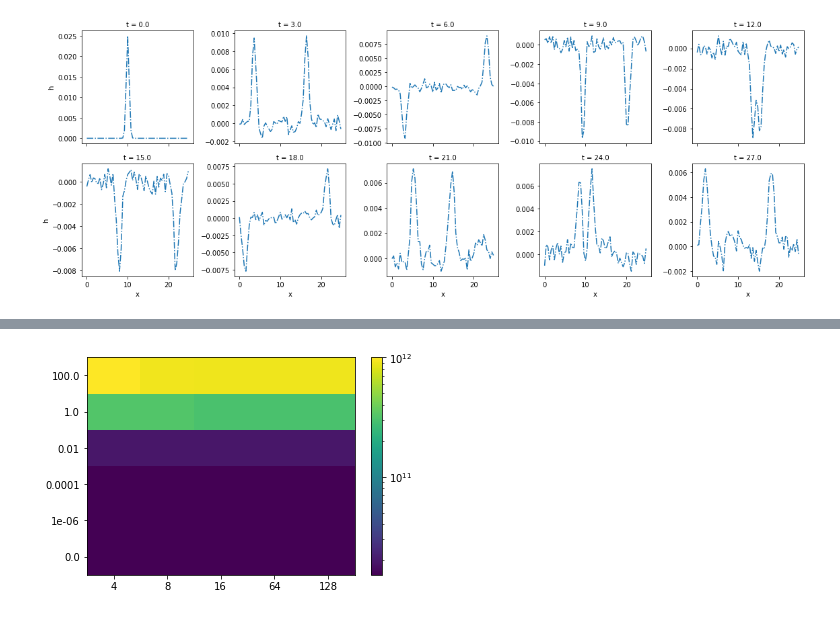
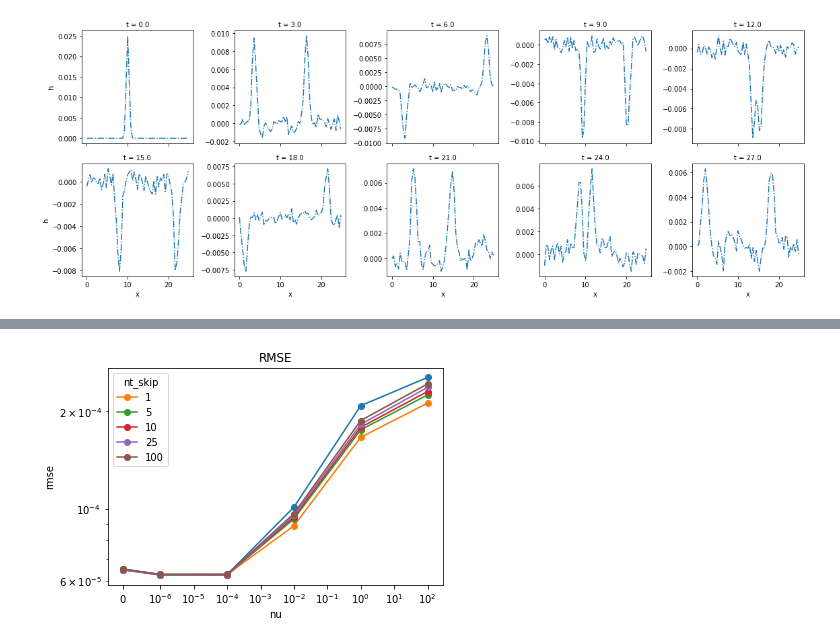
Before and after one commit to connor-duffin/sswfe, a Jupyter notebook: docs/swe-1d-bump-filter-comparison.ipynb, the cells around one changed output, grey strips where cells are left out. Saved outputs shown, nothing was run; the diff lists cells and outputs as text; code cells hidden in the pictures.

```diff
--- a/docs/swe-1d-bump-filter-comparison.ipynb
+++ b/docs/swe-1d-bump-filter-comparison.ipynb
@@ -167,18 +255,0 @@ plt.show()
-# %%
-lml_array = -errors_ds.sum(dim="t").lml.to_numpy()
-
-fig, ax = plt.subplots(1, 1)
-im = ax.pcolormesh(range(len(errors_ds.coords["k"].to_numpy())),
-                   range(len(errors_ds.coords["nu"].to_numpy())),
-                   lml_array,
-                   norm=colors.LogNorm(vmin=lml_array.min(),
-                                       vmax=lml_array.max()))
-ax.set_xticks(range(len(errors_ds.coords["k"].to_numpy())),
-              rmse.coords["k"].to_numpy())
-ax.set_yticks(range(len(rmse.coords["nu"].to_numpy())),
-           rmse.coords["nu"].to_numpy())
-# ax.grid(which='major', axis='both', linestyle='-', color='k', linewidth=2)
-plt.colorbar(im, ax=ax)
-plt.show()
-# %% [output]
-[figure, removed]
@@ -189,0 +256,12 @@ def vector_norm(x, dim, ord=None):
+# %%
+total_prior = errors_prior.mean(dim="t")
+
+fig, ax = plt.subplots()
+total_prior.rmse.plot(marker="o", ax=ax, label="Prior")
+total.rmse.plot(hue="nt_skip", marker="o", ax=ax)
+plt.xscale("symlog", linthresh=1e-6)
+plt.yscale("log")
+plt.title("RMSE")
+plt.show()
+# %% [output]
+[figure, added]
```
Also changed, not shown: parts of 17 cells of this notebook, 3 other files.
